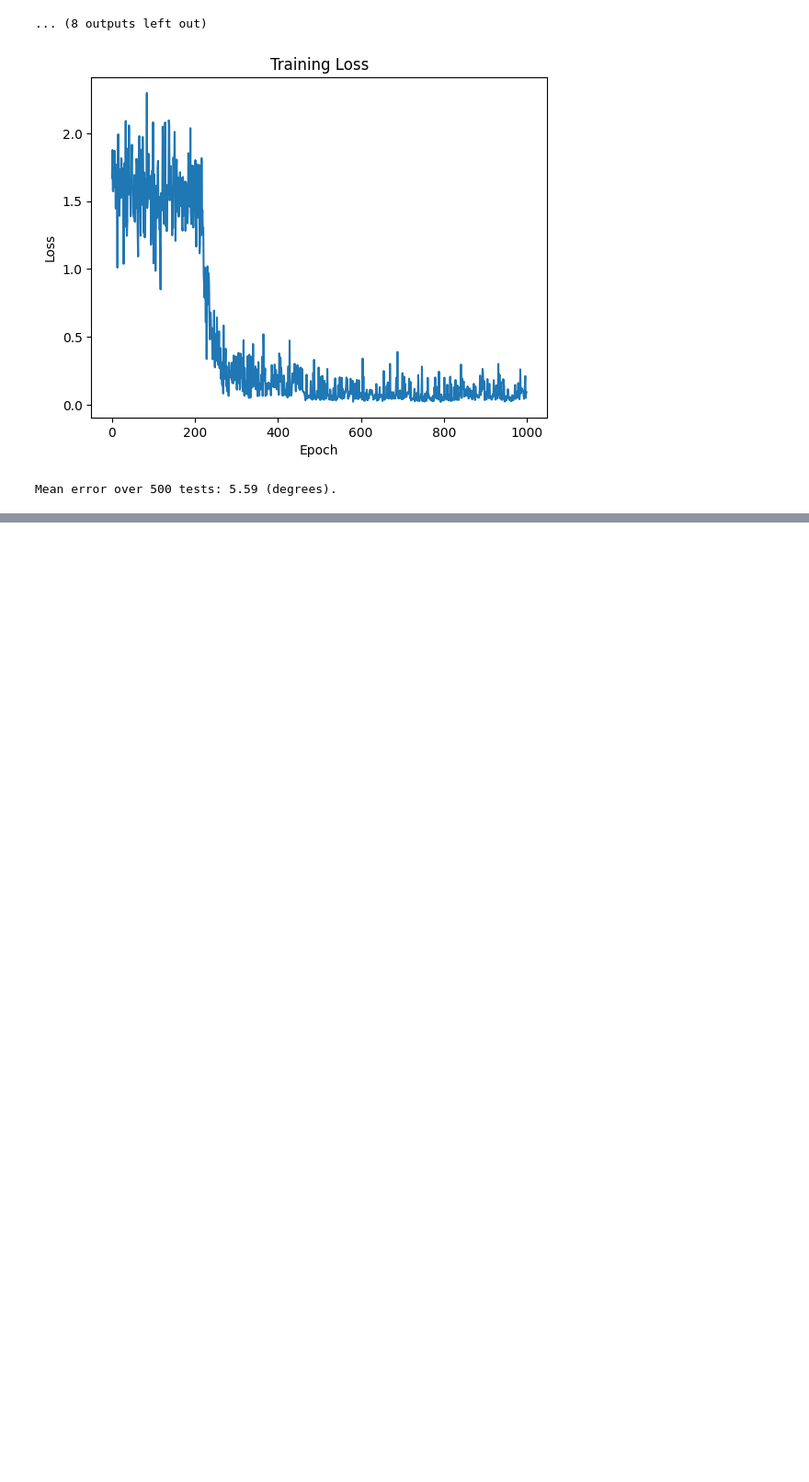
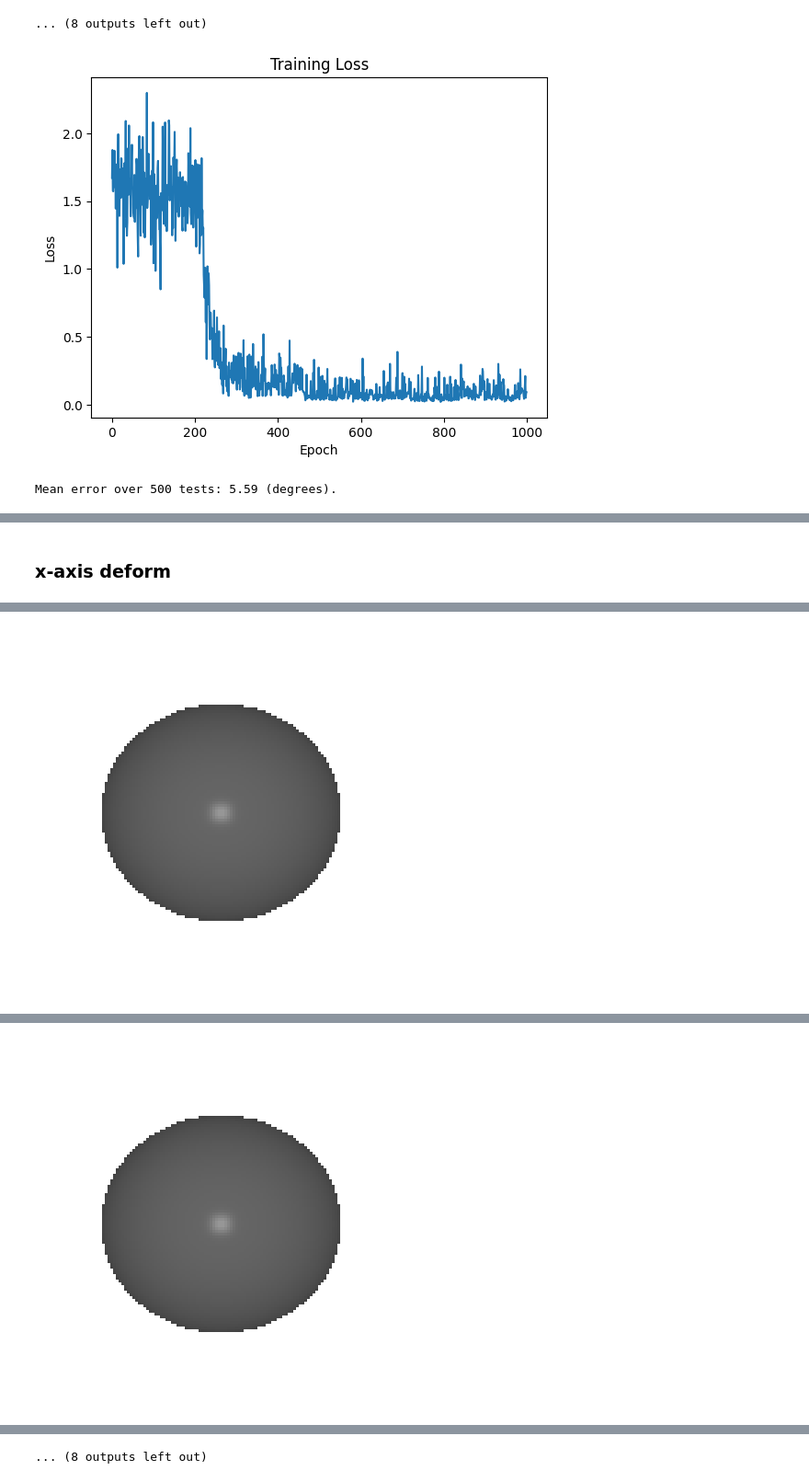
Before and after one commit to Jan-Celin/deep-learning-differentiable-rendering, a Jupyter notebook: rotation_predictor.ipynb, the cells around one changed output, grey strips where cells are left out. Shown at 92% size. Cells and saved outputs as stored; diff of their text form; code cells hidden in the pictures; blank space fills up the shorter version.

Commit message:
Add experiments of optimization for a more complex mesh.

```diff
--- a/rotation_predictor.ipynb
+++ b/rotation_predictor.ipynb
@@ -948,0 +963,2 @@ Mean error over 500 tests: 5.59 (degrees).
+# %% [markdown]
+### x-axis deform
@@ -948,0 +1033,25 @@ Mean error over 500 tests: 5.59 (degrees).
+# %%
+sphere_mesh = ico_sphere(4, device)
+
+verts = sphere_mesh.verts_packed()
+
+vertex_colors = torch.tensor([0.5, 0.5, 0.5], device=device)
+vertex_colors = vertex_colors.repeat(verts.shape[0], 1)
+vertex_colors = nn.Parameter(vertex_colors.unsqueeze(0))
+
+textures = TexturesVertex(verts_features=vertex_colors)
+sphere_mesh.textures = textures
+# %%
+model = RotationPredictor().to(device)
+
+stretch_factor = nn.Parameter(torch.tensor([0.1], device=device))
+
+optimizer = optim.Adam([
+    {'params': model.parameters()},
+    {'params': [stretch_factor], 'lr': 0.001}
+], lr=0.001)
+
+criterion = angle_loss
+# %%
+losses = train_model(model, optimizer, sphere_mesh, renderer, cameras, lights, num_epochs=1000, batch_size=16, stretch_factor=stretch_factor)
+# %% [output]
@@ -948,0 +1060 @@ Mean error over 500 tests: 5.59 (degrees).
+[figure, added]
@@ -948,0 +1063 @@ Mean error over 500 tests: 5.59 (degrees).
+[figure, added]
@@ -948,0 +1076 @@ Mean error over 500 tests: 5.59 (degrees).
+... (8 outputs left out)
```
Also changed, not shown: parts of 59 cells of this notebook.
